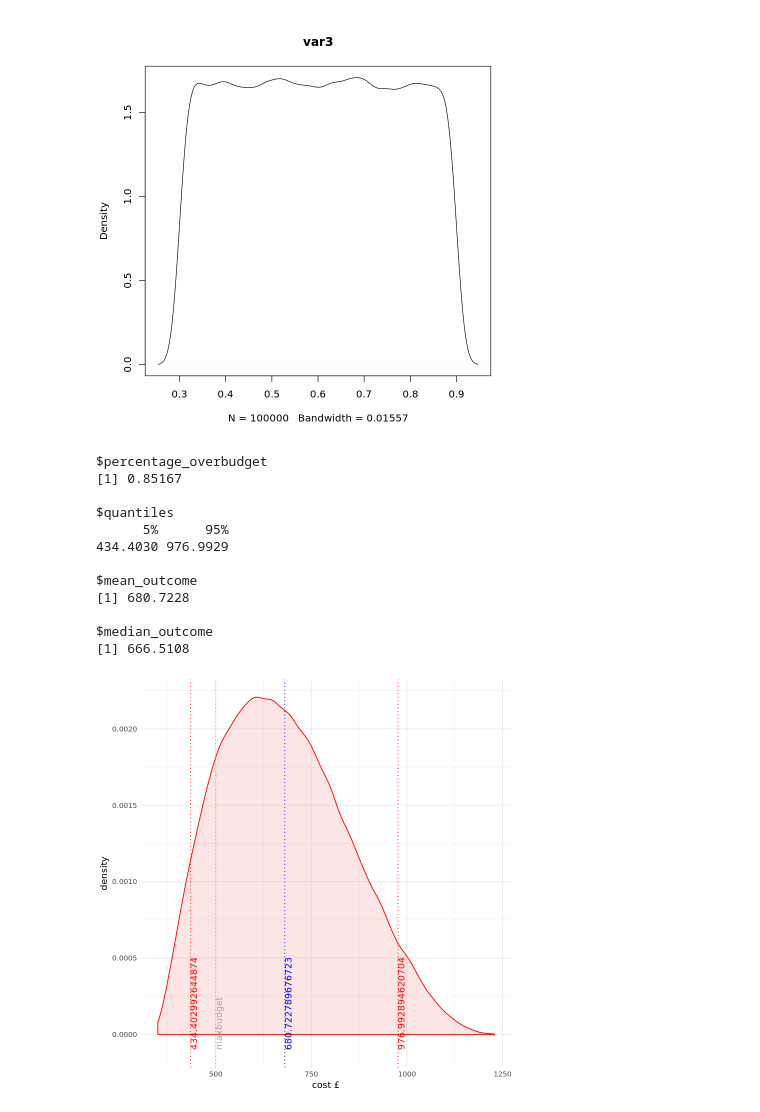
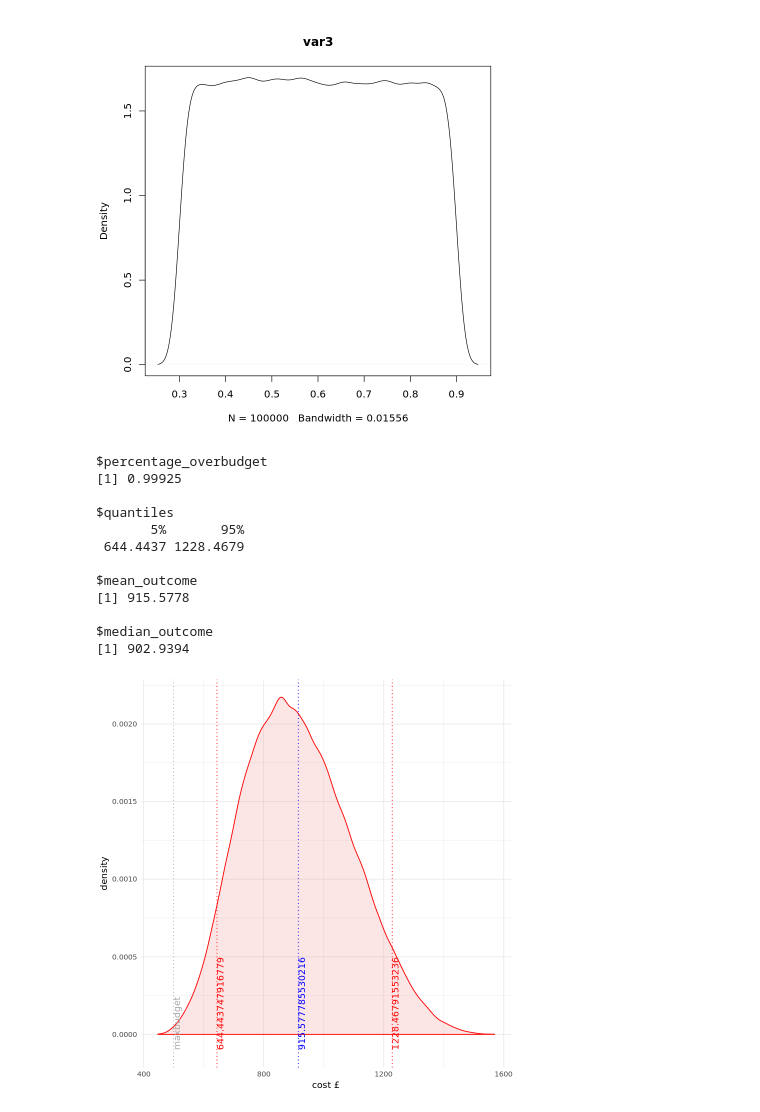
Before and after one commit to RustyBrain/ucl_analytics_for_policy, a Jupyter notebook: Session12.ipynb, the cells around one changed output. Cells and saved outputs as stored; diff of their text form; code cells hidden in the pictures.

```diff
--- a/Session12.ipynb
+++ b/Session12.ipynb
@@ -11,22 +11,22 @@ maxbudget <- 500 # Change me to change your maximum budget [a]
 units_of_answer <- "£"
 
 # Distribution 1 ## Write here what this is: coffee price [b]
-var1_Expected <- 1.7 # change me to a number
-var1_Best    <- 0.95 # change me to a number
-var1_Worst   <- 3.45 # change me to the worst case scenario cost
-var1_95percent <- 0.8 # 95% of dists would not be deviate from the mean by more/less than.
+var1_Expected <- 1.2 # change me to a number
+var1_Best    <- 0.5 # change me to a number
+var1_Worst   <- 2.95 # change me to the worst case scenario cost
+var1_95percent <- 0.95 # 95% of dists would not be deviate from the mean by more/less than.
 
 # Distribution 2 ## Write here what this is: treat price [c]
-var2_Expected <- 2 # change me to a number
+var2_Expected <- 2.5 # change me to a number
 var2_Best    <- 1 # change me to a number
 var2_Worst   <- 3 # change me to a number
-var2_95percent <- 0.5 # 95% of dists would not be deviate from the mean by more/less than.
+var2_95percent <- 0.82 # 95% of dists would not be deviate from the mean by more/less than.
 
 # Distribution 3 ## Write here what this is: syrup price [d]
 var3_Expected <- 0.5 # change me to a number
 var3_Best    <- 0.3 # change me to a number
 var3_Worst   <- 0.9 # change me to a number
-var3_95percent <- 0.2 # 95% of dists would not be deviate from the mean by more/less than.
+var3_95percent <- 0.1 # 95% of dists would not be deviate from the mean by more/less than.
 
 
 ### DISTRIBUTIONS ###
@@ -57,8 +57,7 @@ results$var3 <- uniform3 # EDIT to change the distribution of variable 2 [g]
 
 ## EDIT THIS SECTION ##
 # This is the section you edit to specify your model
-results$outcome <- 365*((results$var1))
-                        # + (results$var2) + (results$var3)) # EDIT  what are you trying to estimate? [h]
+results$outcome <- 365*((results$var1) + (results$var2) + (results$var3)) # EDIT  what are you trying to estimate? [h]
 ## If you are only using two variables, comment out with a # the whole line of the one you aren't using
 
 ### Create Statistics ### do not edit unless you want to add more statistics and you're feeling confident
@@ -98,14 +97,14 @@ print(stats)
-[figure, old version]
+[figure, new version]
 $percentage_overbudget
-[1] 0.85167
+[1] 0.99925
 
 $quantiles
-      5%      95%
-434.4030 976.9929
+       5%       95%
+ 644.4437 1228.4679
 
 $mean_outcome
-[1] 680.7228
+[1] 915.5778
 
 $median_outcome
-[1] 666.5108
+[1] 902.9394
-[figure, old version]
+[figure, new version]
```
Also changed, not shown: parts of 4 cells of this notebook.
